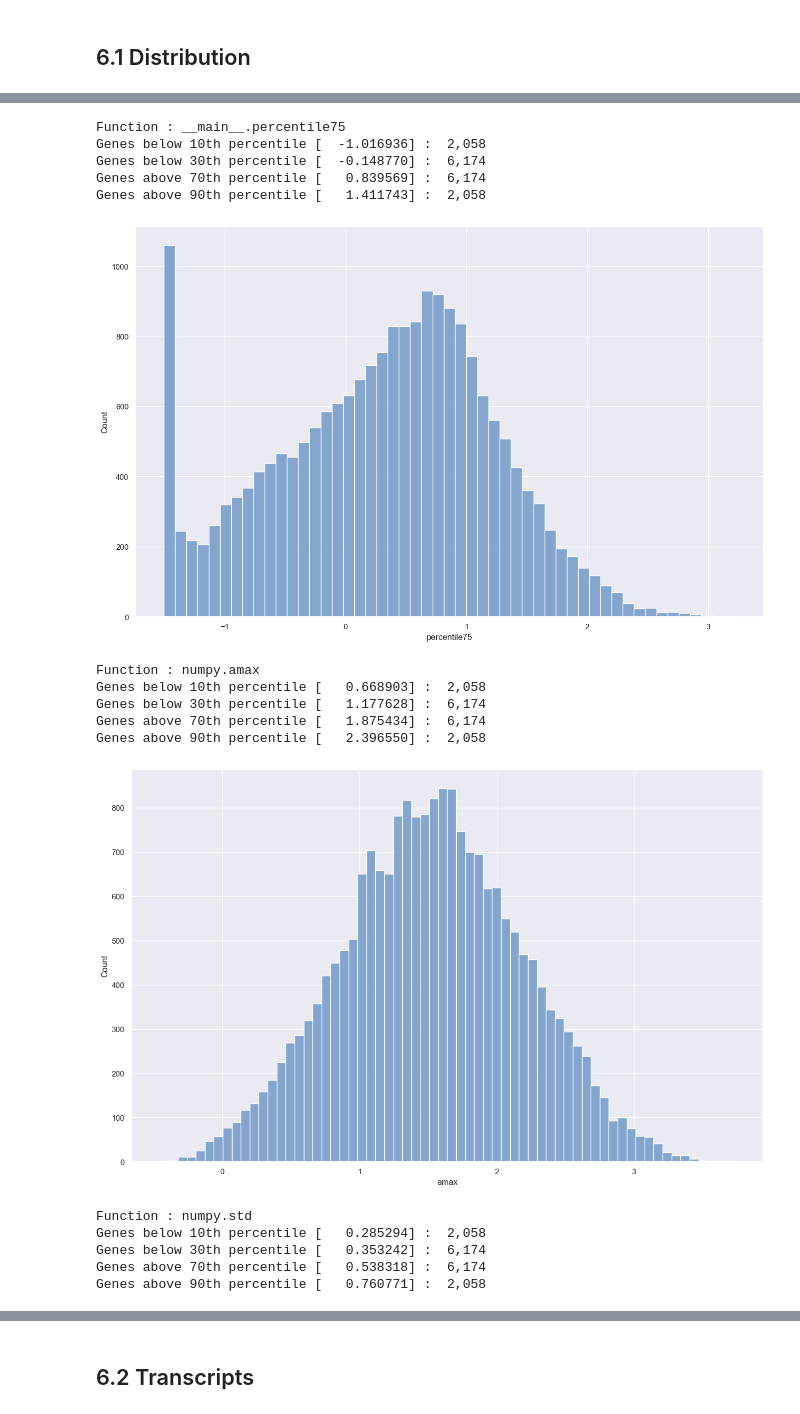
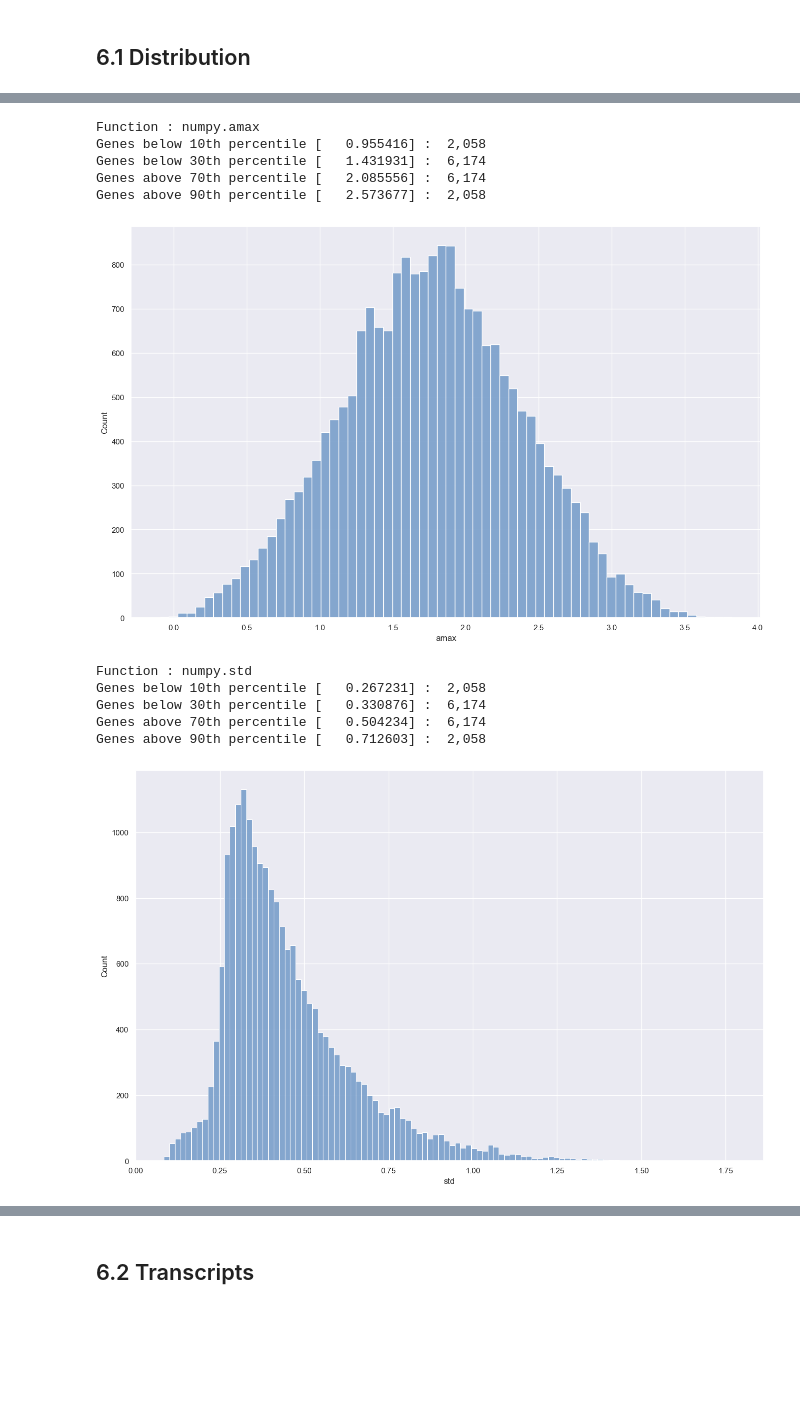
Before and after one commit to up4472/upolanc-thesis, a Jupyter notebook: notebook/nbp02-anndata.ipynb, the cells around one changed output, grey strips where cells are left out. Saved outputs shown, nothing was run; the diff lists cells and outputs as text; code cells hidden in the pictures; blank space fills up the shorter version.

```diff
--- a/notebook/nbp02-anndata.ipynb
+++ b/notebook/nbp02-anndata.ipynb
@@ -103,7 +112,6 @@ def percentile60 (x, axis) : return numpy.percentile(x, 60, axis = axis)
 
 functions = [
 	('mean', numpy.mean),
-	('p75',  percentile75),
 	('max',  numpy.max),
 	('std',  numpy.std),
 	('min',  numpy.min)
@@ -627,0 +649,15 @@ Genes above 90th percentile [   0.846200] :  2,058
+# %%
+# Display boxcox1p tpm value distribution per gene
+
+for name, function in functions :
+	if name == 'min' : continue
+
+	feature_anndata.tpm_histplot(
+		data     = anndata[:, drop_transcript],
+		layer    = 'boxcox1p',
+		function = function,
+		filters  = None,
+		filename = os.path.join(OUT_PLOT, 'distribution-boxcox1p-drop-' + name)
+	)
+
+	matplotlib.pyplot.show()
@@ -693,11 +749,11 @@ for name, function in functions :
 	if name == 'min' : continue
 
 	feature_anndata.tpm_histplot(
-		data     = anndata,
+		data     = anndata[:, keep_transcript],
 		layer    = 'normal',
 		function = function,
 		filters  = None,
-		filename = os.path.join(OUT_PLOT, 'distribution-nornal-' + name)
+		filename = os.path.join(OUT_PLOT, 'distribution-nornal-keep-' + name)
 	)
 
 	matplotlib.pyplot.show()
@@ -728,0 +779,15 @@ Genes above 90th percentile [   0.145346] :  2,058
+# %%
+# Display boxcox1p tpm value distribution per gene
+
+for name, function in functions :
+	if name == 'min' : continue
+
+	feature_anndata.tpm_histplot(
+		data     = anndata[:, drop_transcript],
+		layer    = 'normal',
+		function = function,
+		filters  = None,
+		filename = os.path.join(OUT_PLOT, 'distribution-normal-drop-' + name)
+	)
+
+	matplotlib.pyplot.show()
@@ -788,15 +873,17 @@ Total elements >  0.0 :  43,845,537 [ 52.26 %]
 # %% [markdown]
 ## 6.1 Distribution
 # %%
-# Display standard tpm value distribution per gene
+# Display normal tpm value distribution per gene
 
 for name, function in functions :
+	if name == 'min' : continue
+
 	feature_anndata.tpm_histplot(
-		data     = anndata,
+		data     = anndata[:, keep_transcript],
 		layer    = 'standard',
 		function = function,
 		filters  = None,
-		filename = os.path.join(OUT_PLOT, 'distribution-standard-' + name)
+		filename = os.path.join(OUT_PLOT, 'distribution-standard-keep-' + name)
 	)
 
 	matplotlib.pyplot.show()
@@ -810,17 +897,12 @@ Genes above 90th percentile [   1.107761] :  2,058
-Function : __main__.percentile75
-Genes below 10th percentile [  -1.016936] :  2,058
-Genes below 30th percentile [  -0.148770] :  6,174
-Genes above 70th percentile [   0.839569] :  6,174
-Genes above 90th percentile [   1.411743] :  2,058
+Function : numpy.amax
+Genes below 10th percentile [   0.955416] :  2,058
+Genes below 30th percentile [   1.431931] :  6,174
+Genes above 70th percentile [   2.085556] :  6,174
+Genes above 90th percentile [   2.573677] :  2,058
-[figure, old version]
+[figure, new version]
-Function : numpy.amax
-Genes below 10th percentile [   0.668903] :  2,058
-Genes below 30th percentile [   1.177628] :  6,174
-Genes above 70th percentile [   1.875434] :  6,174
-Genes above 90th percentile [   2.396550] :  2,058
+Function : numpy.std
+Genes below 10th percentile [   0.267231] :  2,058
+Genes below 30th percentile [   0.330876] :  6,174
+Genes above 70th percentile [   0.504234] :  6,174
+Genes above 90th percentile [   0.712603] :  2,058
-[figure, old version]
+[figure, new version]
-Function : numpy.std
-Genes below 10th percentile [   0.285294] :  2,058
-Genes below 30th percentile [   0.353242] :  6,174
-Genes above 70th percentile [   0.538318] :  6,174
-Genes above 90th percentile [   0.760771] :  2,058
```
Also changed, not shown: parts of 35 cells of this notebook, 35 other files.
